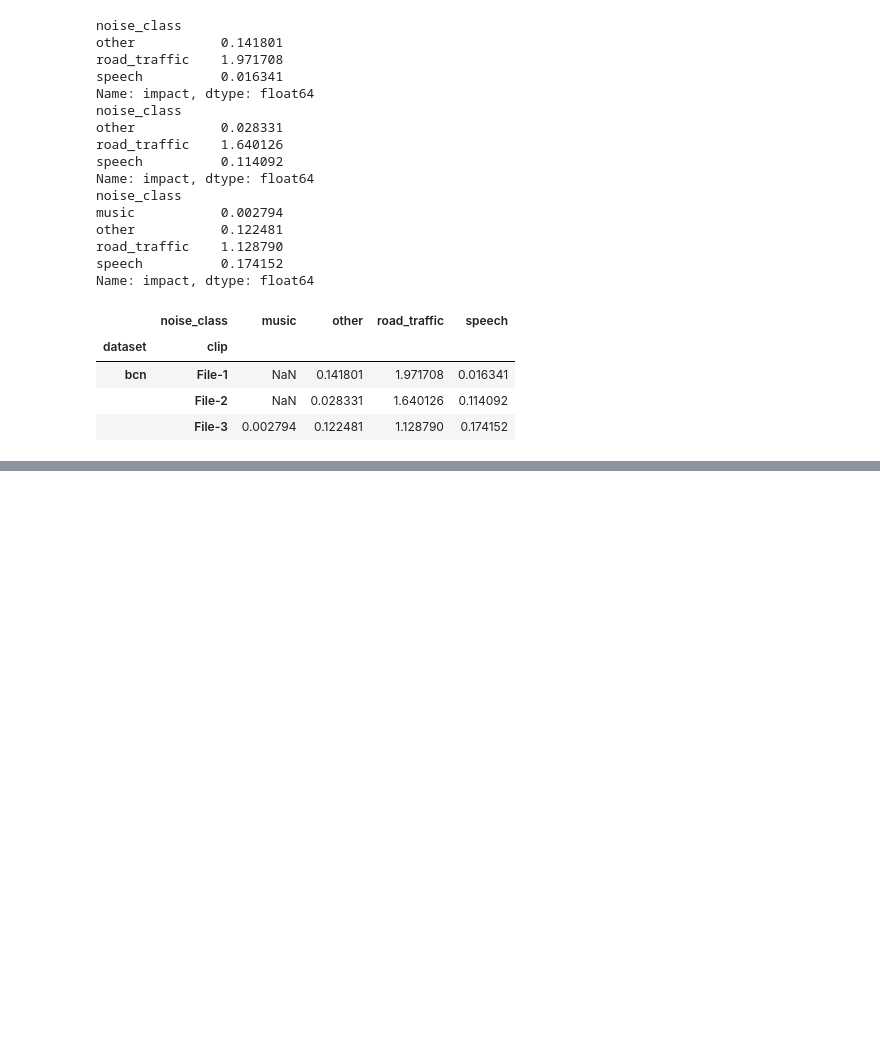
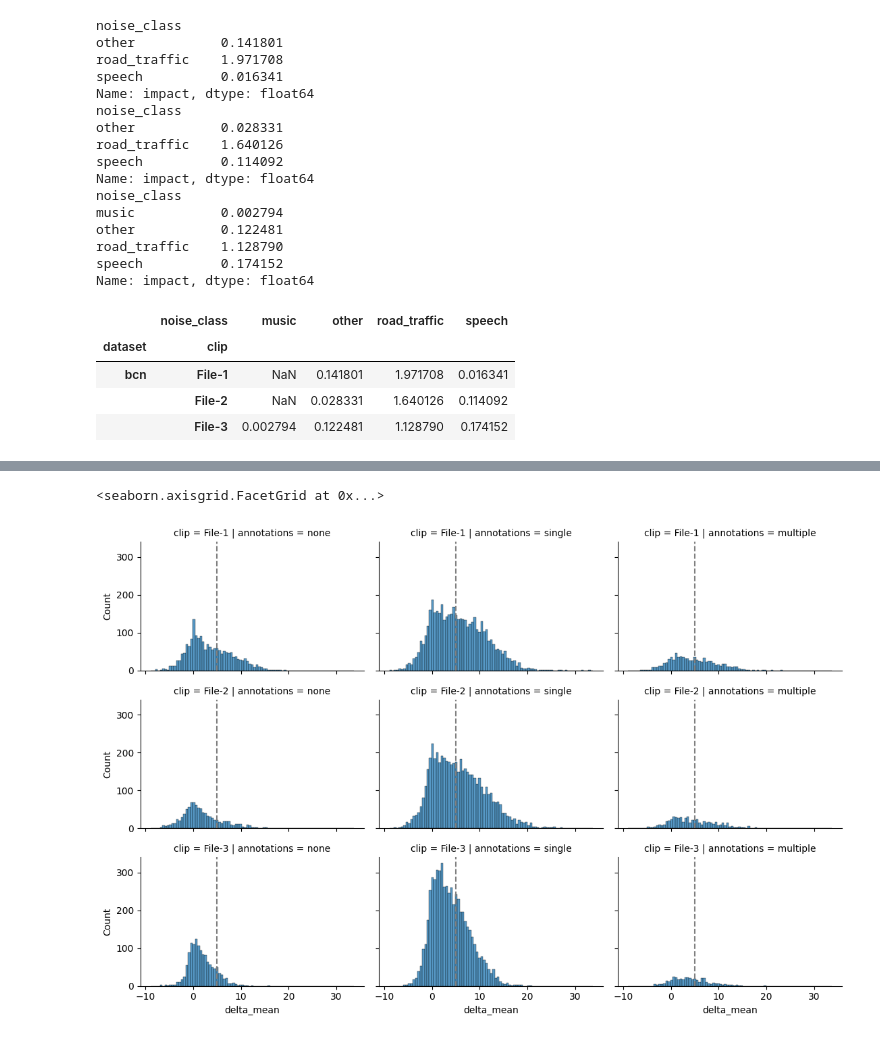
Before and after one commit to jonnor/dominant-sound, a Jupyter notebook: notebooks/DisplayData.ipynb, the cells around one changed output, grey strips where cells are left out. Cells and saved outputs as stored; diff of their text form; code cells hidden in the pictures; blank space fills up the shorter version.

```diff
--- a/notebooks/DisplayData.ipynb
+++ b/notebooks/DisplayData.ipynb
@@ -396,0 +523,16 @@ g.set(ylim=(0.0, 0.05), xlim=(-10, 30))
+# %%
+
+co = flatten_dataframes(experiments.window.apply(compute_co_occurence, column='annotation')).loc[0]
+
+# time windows where multiple different events classes are present
+co['co_occuring'] = co.apply(lambda s: s>0.0).sum(axis=1) > 1.0
+co['has_annotation'] = co.apply(lambda s: s>0.0).sum(axis=1) > 0.0
+co.loc[(~co.co_occuring & co.has_annotation), 'annotations'] = 'single'
+co.loc[co.co_occuring, 'annotations'] = 'multiple'
+co.loc[co['annotations'].isna(), 'annotations'] = 'none'
+
+# soundlevels inside window
+co['laeq'] = laeq_1s
+co['lamax'] = lafmax_1s
+co['delta_max'] = events_1s['delta_max']
+co['delta_mean'] = events_1s['delta_mean']
@@ -396,0 +551,6 @@ g.set(ylim=(0.0, 0.05), xlim=(-10, 30))
+# %%
+g = seaborn.displot(data=co.reset_index(), x='delta_mean', col='annotations', height=2.5, row='clip', aspect=1.5, col_order=['none', 'single', 'multiple'])
+g.refline(x=5.0)
+# %% [output]
+<seaborn.axisgrid.FacetGrid at 0x...>
+[figure, added]
```
Also changed, not shown: parts of 14 cells of this notebook, 2 other files.
